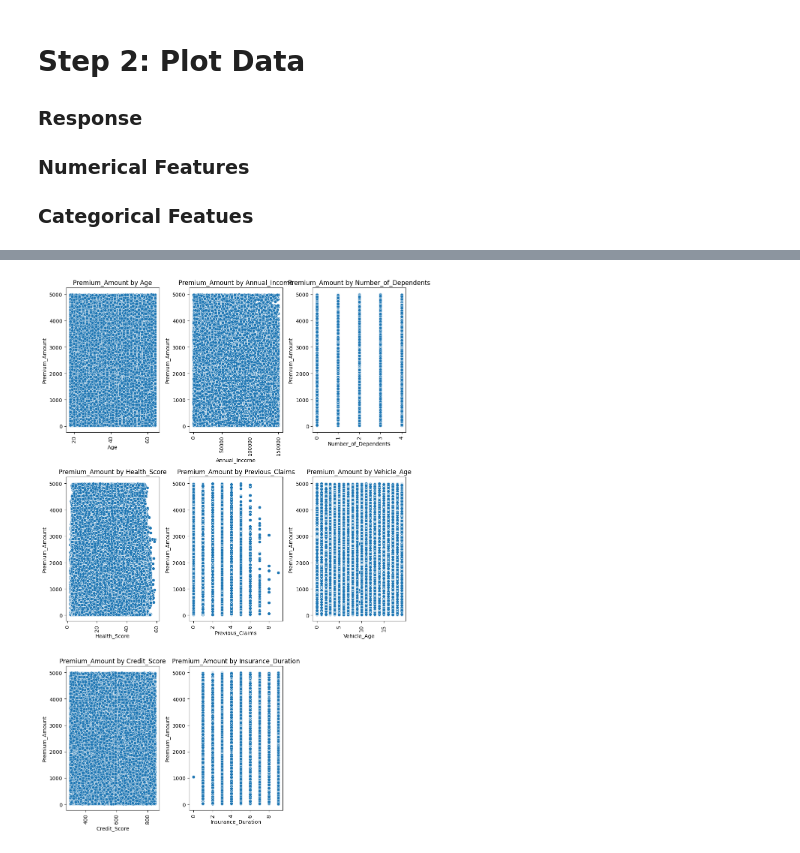
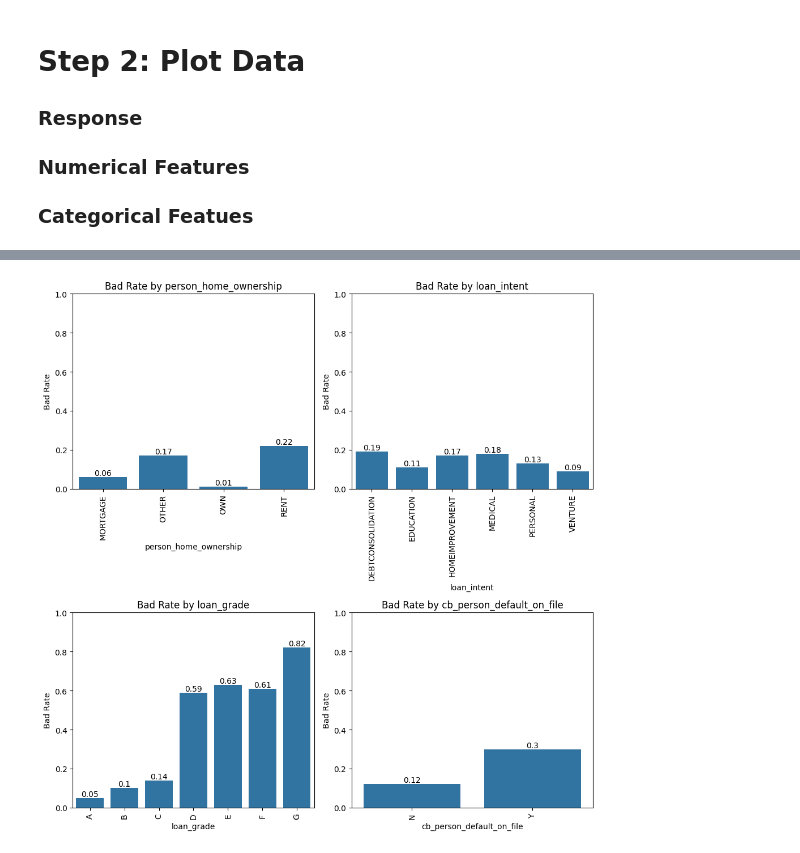
Before and after one commit to MarkThackham/portfolio, a Jupyter notebook: 04 Loan Approval Prediction.ipynb/01 Loan Approval Prediction.ipynb, the cells around one changed output, grey strips where cells are left out. Drawn from its saved outputs; the diff is of its cells as text; code cells hidden in the pictures.

```diff
--- a/04 Loan Approval Prediction.ipynb/01 Loan Approval Prediction.ipynb
+++ b/04 Loan Approval Prediction.ipynb/01 Loan Approval Prediction.ipynb
@@ -145,35 +191,36 @@ plt.show()
 # %%
-#============================================
-# Plot Numeric Features
+# Plot Categorical Features
 
-# Numeric Features
-numeric_cols = df2.select_dtypes(include=[np.number]).columns.drop('Premium_Amount')
-num_numeric_cols=len(numeric_cols)
+# Identify categorical columns
+categorical_cols = df.select_dtypes(exclude=[np.number]).columns
+num_categorical_cols = len(categorical_cols)
 
 # Set up grid dimensions
-cols = 3
-rows = (num_numeric_cols + cols - 1) // cols  # Calculate required rows
+cols = 2
+rows = (num_categorical_cols + cols - 1) // cols  # Calculate required rows
 
 # Create subplots
 fig, axes = plt.subplots(rows, cols, figsize=(10, 5 * rows))
 axes = axes.flatten()  # Flatten to make indexing easier
 
 # Loop over categorical columns
-for i, col in enumerate(numeric_cols):
+for i, col in enumerate(categorical_cols):
+    df_smry = df[['loan_status', col]].groupby(col).mean().reset_index().round(2)
+
     ax = axes[i]  # Get the current axis
-    sns.scatterplot(data=df2, x=col, y='Premium_Amount', ax=ax)
+    sns.barplot(data=df_smry, x=col, y='loan_status', ax=ax)
+    ax.bar_label(ax.containers[0])
     ax.set_xlabel(col)
-    ax.set_ylabel('Premium_Amount')
+    ax.set_ylabel('Bad Rate')
     ax.tick_params(axis='x', rotation=90)
-    ax.set_title(f'Premium_Amount by {col}')
-
+    ax.set_ylim(0, 1)
+    ax.set_title(f'Bad Rate by {col}')
 
 # Hide any unused subplots
 for j in range(i + 1, len(axes)):
     axes[j].set_visible(False)
 
 plt.tight_layout()
 plt.show()
-#============================================
 # %% [output]
-[figure, old version]
+[figure, new version]
```
Also changed, not shown: parts of 22 cells of this notebook.
